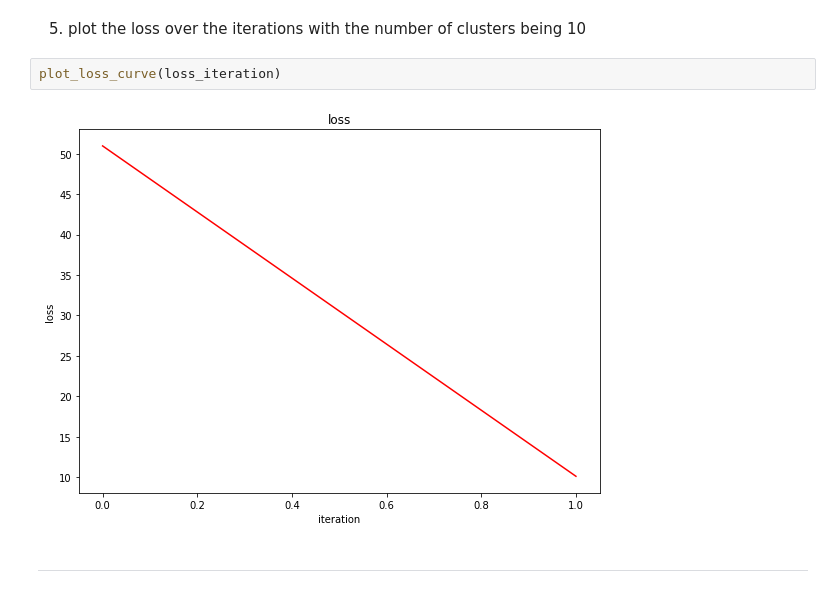
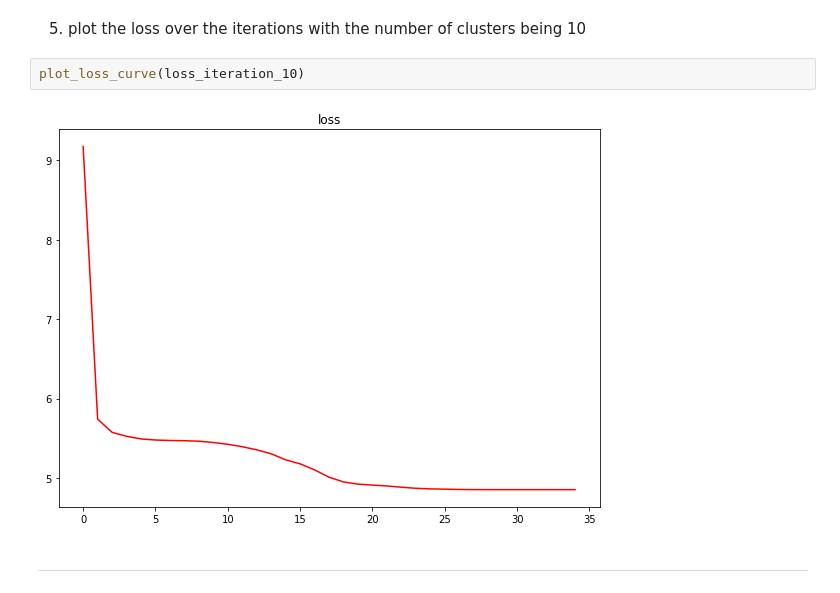
Before and after one commit to heji0826/assignment-machine-learning, a Jupyter notebook: 11/assignment_11.ipynb, the cells around one changed output. Saved outputs shown, nothing was run; the diff lists cells and outputs as text.

```diff
--- a/11/assignment_11.ipynb
+++ b/11/assignment_11.ipynb
@@ -305,9 +285,9 @@ plot_cluster(feature, label_5, number_cluster_5)
 # %% [markdown]
 5. plot the loss over the iterations with the number of clusters being 10
 # %%
-plot_loss_curve(loss_iteration)
+plot_loss_curve(loss_iteration_10)
 # %% [output]
-[figure, old version]
+[figure, new version]
 # %% [markdown]
 ***
 # %% [markdown]
```
Also changed, not shown: parts of 5 cells of this notebook.
